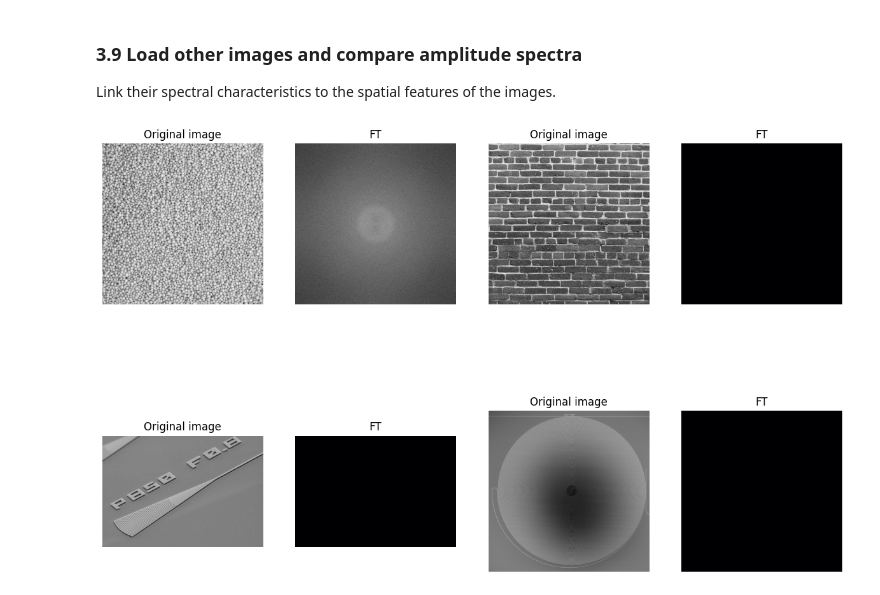
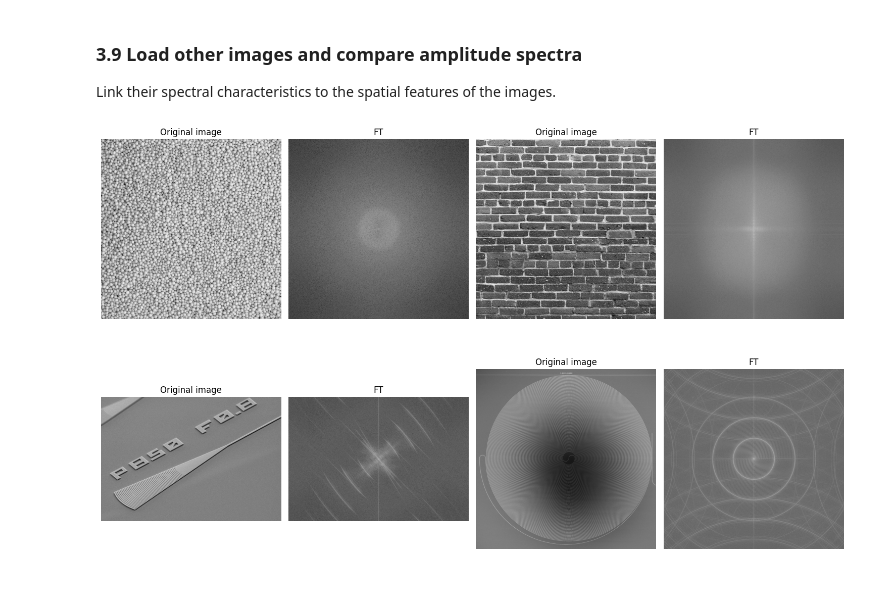
Before and after one commit to Eric-Vidal-hub/Signal-Processing, a Jupyter notebook: 4_filters.ipynb, the cells around one changed output. Drawn from its saved outputs; the diff is of its cells as text; code cells hidden in the pictures.

```diff
--- a/4_filters.ipynb
+++ b/4_filters.ipynb
@@ -251,37 +251,39 @@ im2 = plt.imread('TDImage/Bricks.jpg')
 im3 = plt.imread('TDImage/Coupleur.jpg')
 im4 = plt.imread('TDImage/Spiral.jpg')
 
 # FT in 2D
 ff1=np.fft.fftshift(np.fft.fft2(np.fft.fftshift(im1)))
 ff2=np.fft.fftshift(np.fft.fft2(np.fft.fftshift(im2[:,:,0])))
 ff3=np.fft.fftshift(np.fft.fft2(np.fft.fftshift(im3[:,:,0])))
 ff4=np.fft.fftshift(np.fft.fft2(np.fft.fftshift(im4[:,:,0])))
+
 # arrange that in subplots
 fig, ax = plt.subplots(2, 4, figsize=(15, 10))
 ax[0,0].imshow(im1, cmap='gray')
 ax[0,0].set_title('Original image')
 ax[0,0].axis('off')
 ax[0,1].imshow(10 * np.log10(np.abs(ff1)), cmap='gray')   # dB scale
 ax[0,1].set_title('FT')
 ax[0,1].axis('off')
-ax[0,2].imshow(im2)
+ax[0,2].imshow(im2_layer, cmap='gray')
 ax[0,2].set_title('Original image')
 ax[0,2].axis('off')
-ax[0,3].imshow(np.abs(ff2), cmap='inferno')
+ax[0,3].imshow(10 * np.log10(np.abs(ff2)), cmap='gray')
 ax[0,3].set_title('FT')
 ax[0,3].axis('off')
-ax[1,0].imshow(im3)
+ax[1,0].imshow(im3, cmap='gray')
 ax[1,0].set_title('Original image')
 ax[1,0].axis('off')
-ax[1,1].imshow(np.abs(ff3), cmap='inferno')   # dB scale
+ax[1,1].imshow(10 * np.log10(np.abs(np.abs(ff3))), cmap='gray')   # dB scale
 ax[1,1].set_title('FT')
 ax[1,1].axis('off')
-ax[1,2].imshow(im4)
+ax[1,2].imshow(im4, cmap='gray')
 ax[1,2].set_title('Original image')
 ax[1,2].axis('off')
-ax[1,3].imshow(np.abs(ff4), cmap='inferno')
+ax[1,3].imshow(10 * np.log10(np.abs(np.abs(ff4))), cmap='gray')
 ax[1,3].set_title('FT')
 ax[1,3].axis('off')
+plt.tight_layout()
 plt.show()
 # %% [output]
-[figure, old version]
+[figure, new version]
```
Also changed, not shown: 2 other files.
